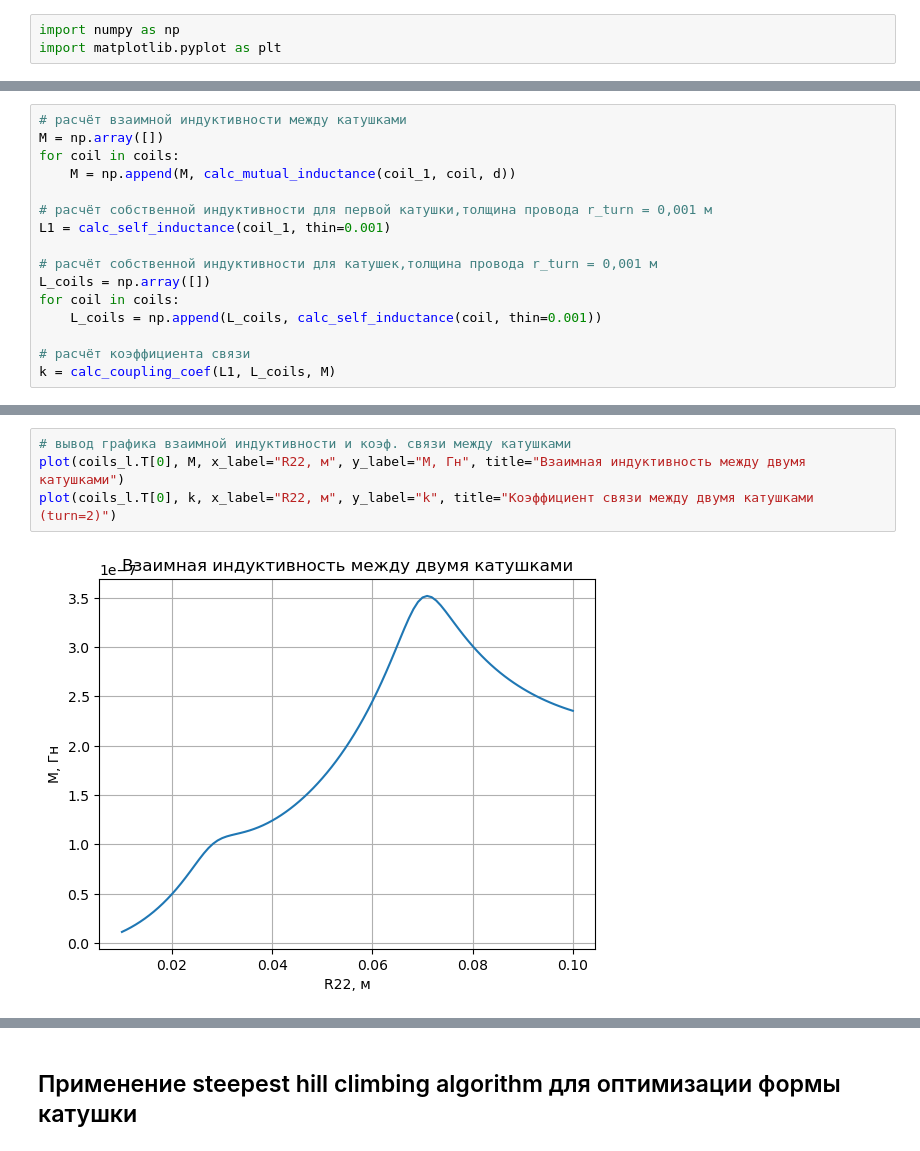
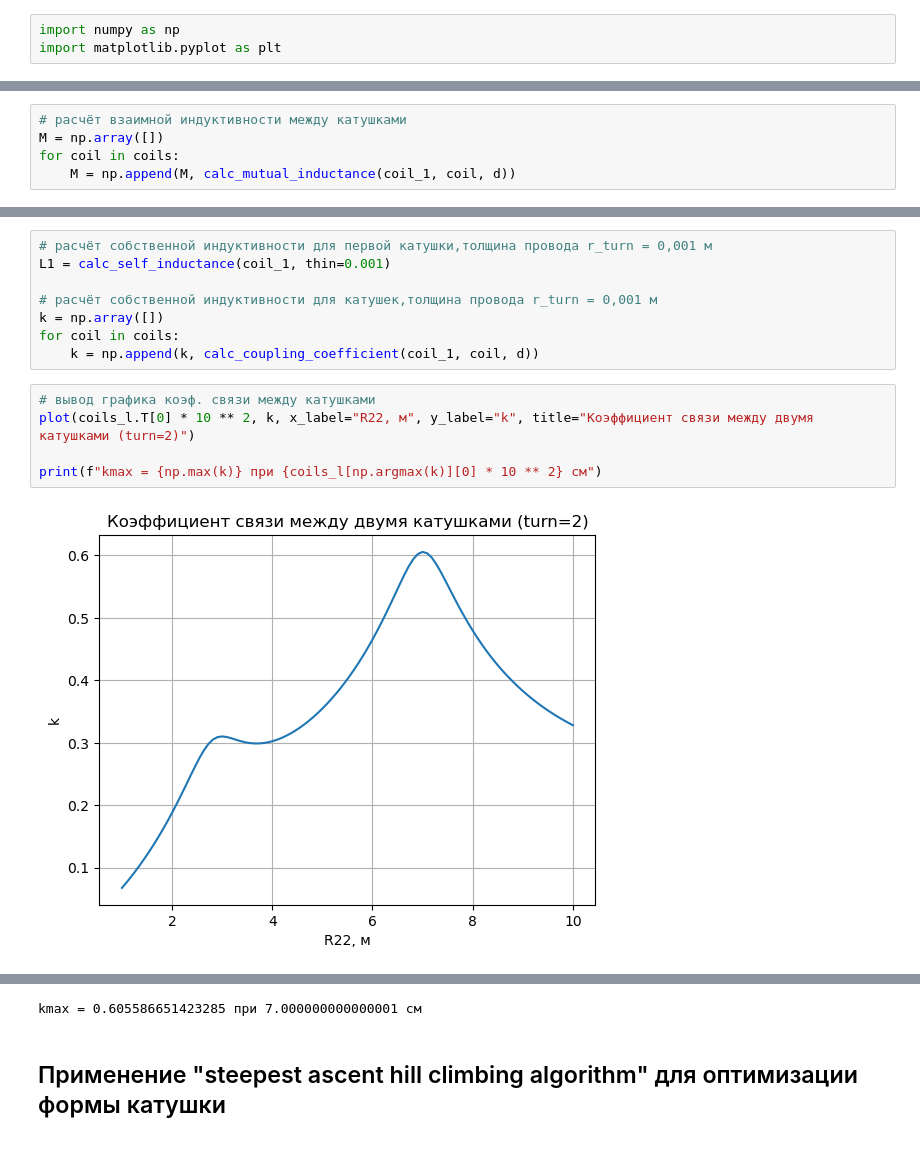
Before and after one commit to AndreyMorozov42/coil-optimization-algorithms, a Jupyter notebook: scripts/two-coils(N=2)/hill_climbing_optimization_for_two_coils(turn=2).ipynb, the cells around one changed output, grey strips where cells are left out. Saved outputs shown, nothing was run; the diff lists cells and outputs as text.

```diff
--- a/scripts/two-coils(N=2)/hill_climbing_optimization_for_two_coils(turn=2).ipynb
+++ b/scripts/two-coils(N=2)/hill_climbing_optimization_for_two_coils(turn=2).ipynb
@@ -85,14 +94,3 @@ d = 0.005
 M = np.array([])
 for coil in coils:
     M = np.append(M, calc_mutual_inductance(coil_1, coil, d))
-
-# расчёт собственной индуктивности для первой катушки,толщина провода r_turn = 0,001 м
-L1 = calc_self_inductance(coil_1, thin=0.001)
-
-# расчёт собственной индуктивности для катушек,толщина провода r_turn = 0,001 м
-L_coils = np.array([])
-for coil in coils:
-    L_coils = np.append(L_coils, calc_self_inductance(coil, thin=0.001))
-
-# расчёт коэффициента связи
-k = calc_coupling_coef(L1, L_coils, M)
@@ -99,6 +106,15 @@ k = calc_coupling_coef(L1, L_coils, M)
+# %%
+# расчёт собственной индуктивности для первой катушки,толщина провода r_turn = 0,001 м
+L1 = calc_self_inductance(coil_1, thin=0.001)
+
+# расчёт собственной индуктивности для катушек,толщина провода r_turn = 0,001 м
+k = np.array([])
+for coil in coils:
+    k = np.append(k, calc_coupling_coefficient(coil_1, coil, d))
 # %%
-# вывод графика взаимной индуктивности и коэф. связи между катушками
-plot(coils_l.T[0], M, x_label="R22, м", y_label="M, Гн", title="Взаимная индуктивность между двумя катушками")
-plot(coils_l.T[0], k, x_label="R22, м", y_label="k", title="Коэффициент связи между двумя катушками (turn=2)")
+# вывод графика коэф. связи между катушками
+plot(coils_l.T[0] * 10 ** 2, k, x_label="R22, м", y_label="k", title="Коэффициент связи между двумя катушками (turn=2)")
+
+print(f"kmax = {np.max(k)} при {coils_l[np.argmax(k)][0] * 10 ** 2} см")
 # %% [output]
-[figure, old version]
+[figure, new version]
@@ -106,3 +121,4 @@ plot(coils_l.T[0], k, x_label="R22, м", y_label="k", title="Коэффицие
+kmax = 0.605586651423285 при 7.000000000000001 см
 # %% [markdown]
-## Применение steepest hill climbing algorithm для оптимизации формы катушки ##
+## Применение "steepest ascent hill climbing algorithm" для оптимизации формы катушки ##
 # %%
```
Also changed, not shown: parts of 6 cells of this notebook, 17 other files.
